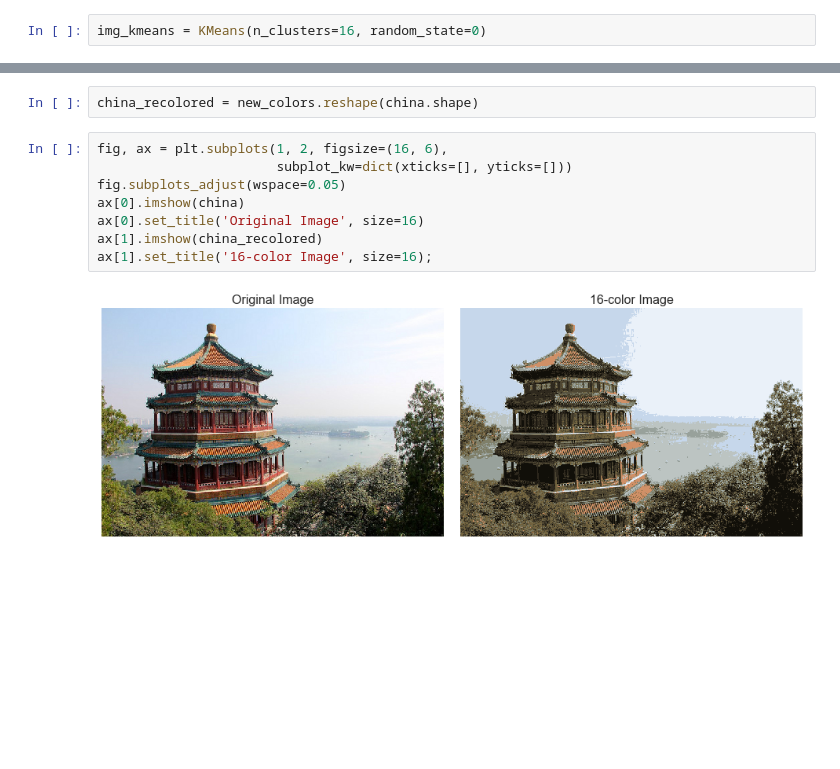
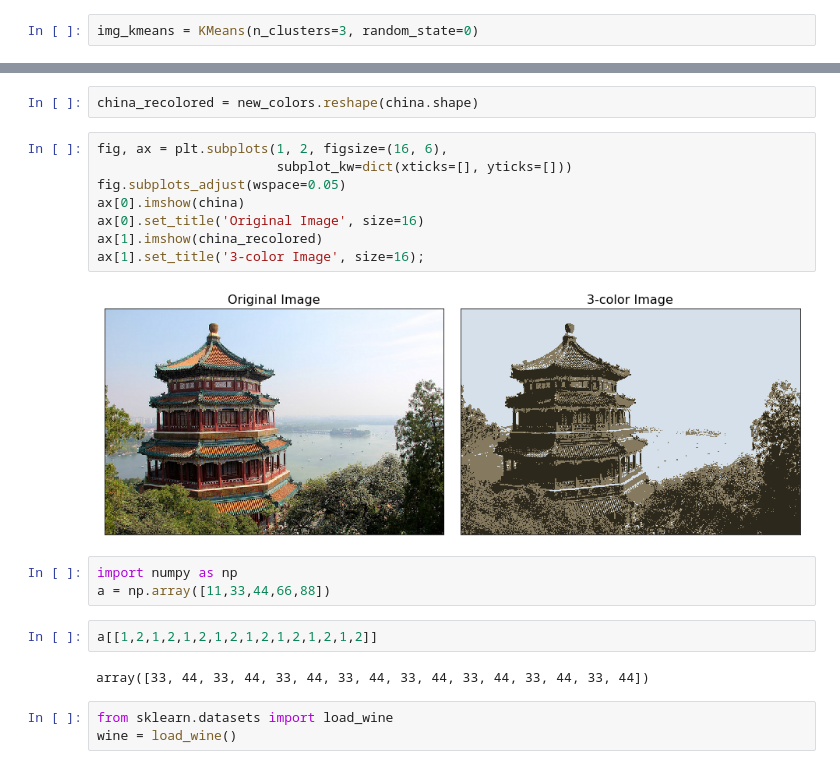
Before and after one commit to edyoda/data-science-ml-foundation-10, a Jupyter notebook: New 26 - k Means Clustering.ipynb, the cells around one changed output, grey strips where cells are left out. Saved outputs shown, nothing was run; the diff lists cells and outputs as text; blank space fills up the shorter version.

```diff
--- a/New 26 - k Means Clustering.ipynb
+++ b/New 26 - k Means Clustering.ipynb
@@ -134,7 +233,7 @@ data.shape
 # %% [output]
 (273280, 3)
 # %%
-img_kmeans = KMeans(n_clusters=16, random_state=0)
+img_kmeans = KMeans(n_clusters=3, random_state=0)
 # %%
 img_kmeans.fit(data)
 # %% [output]
@@ -148,10 +266,20 @@ china_recolored = new_colors.reshape(china.shape)
 # %%
 fig, ax = plt.subplots(1, 2, figsize=(16, 6),
                        subplot_kw=dict(xticks=[], yticks=[]))
 fig.subplots_adjust(wspace=0.05)
 ax[0].imshow(china)
 ax[0].set_title('Original Image', size=16)
 ax[1].imshow(china_recolored)
-ax[1].set_title('16-color Image', size=16);
+ax[1].set_title('3-color Image', size=16);
 # %% [output]
-[figure, old version]
+[figure, new version]
+# %%
+import numpy as np
+a = np.array([11,33,44,66,88])
+# %%
+a[[1,2,1,2,1,2,1,2,1,2,1,2,1,2,1,2]]
+# %% [output]
+array([33, 44, 33, 44, 33, 44, 33, 44, 33, 44, 33, 44, 33, 44, 33, 44])
+# %%
+from sklearn.datasets import load_wine
+wine = load_wine()
```
Also changed, not shown: parts of 32 cells of this notebook.
